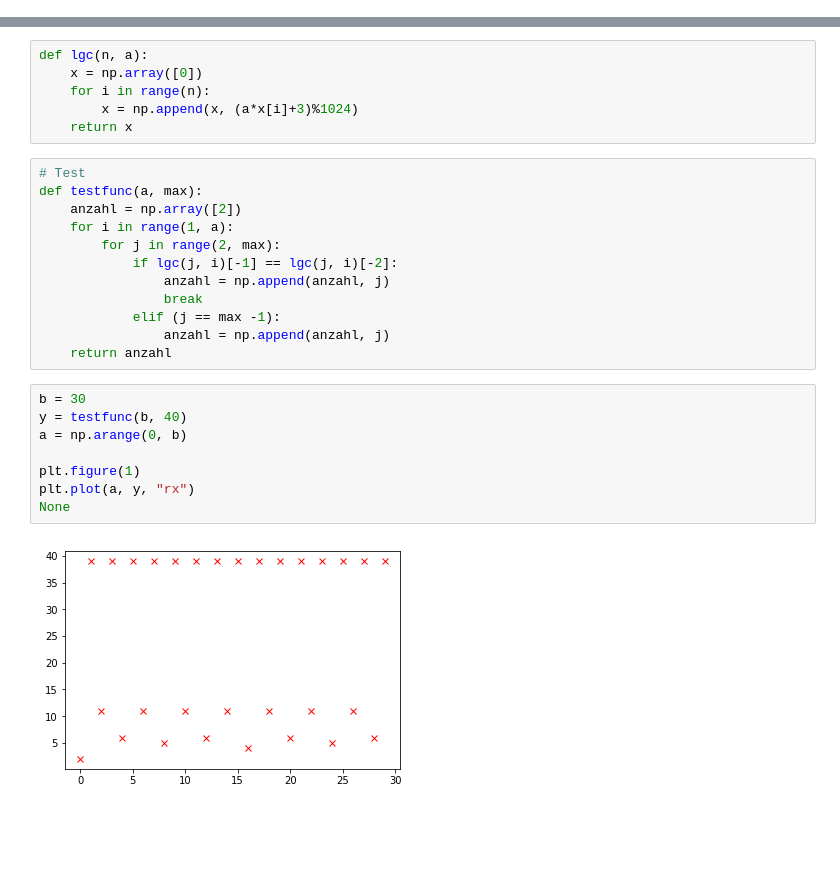
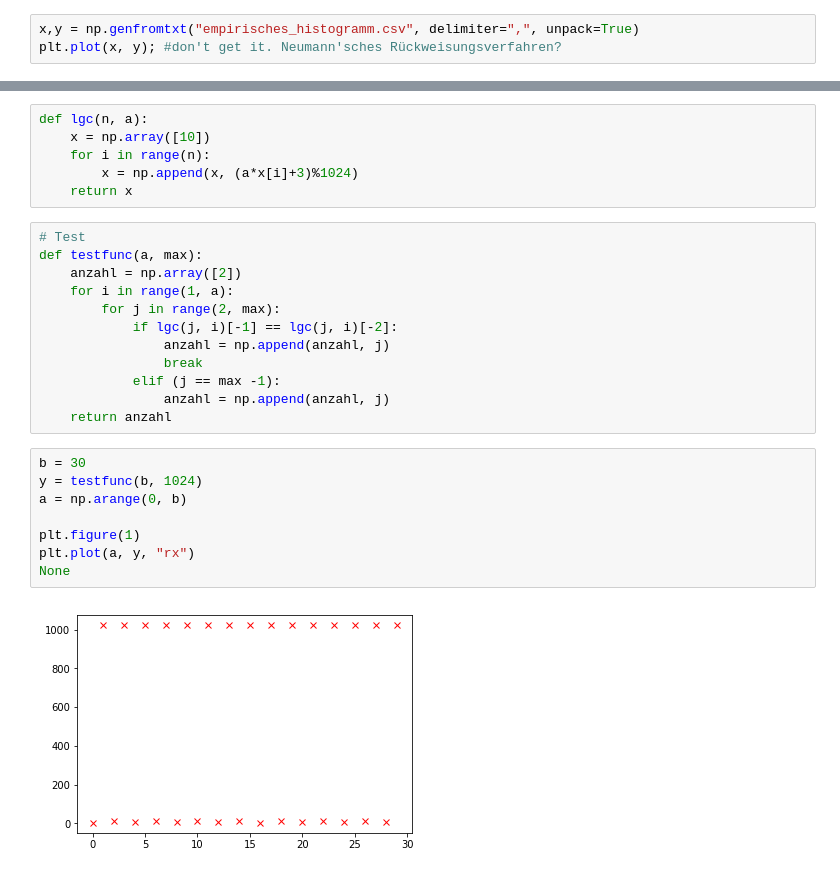
Before and after one commit to jpwgnr/SMD_Abgaben, a Jupyter notebook: Blatt3_Schubert_Herdieckerhoff_Overhoff/Blatt3.ipynb, the cells around one changed output, grey strips where cells are left out. Saved outputs shown, nothing was run; the diff lists cells and outputs as text; blank space fills up the shorter version.

```diff
--- a/Blatt3_Schubert_Herdieckerhoff_Overhoff/Blatt3.ipynb
+++ b/Blatt3_Schubert_Herdieckerhoff_Overhoff/Blatt3.ipynb
@@ -26,0 +49,3 @@ print(a0)
+# %%
+x,y = np.genfromtxt("empirisches_histogramm.csv", delimiter=",", unpack=True)
+plt.plot(x, y); #don't get it. Neumann'sches Rückweisungsverfahren?
@@ -33,7 +60,7 @@ Die Periodenlänge soll in Abhängigkeit von $a$ in einem angemessenen Bereich v
 Der Zusammenhang wird in einem Plot dargestellt.
 # %%
 def lgc(n, a):
-    x = np.array([0])
+    x = np.array([10])
     for i in range(n):
         x = np.append(x, (a*x[i]+3)%1024)
     return x
@@ -51,11 +78,11 @@ def testfunc(a, max):
     return anzahl
 # %%
 b = 30
-y = testfunc(b, 40)
+y = testfunc(b, 1024)
 a = np.arange(0, b)
 
 plt.figure(1)
 plt.plot(a, y, "rx")
 None
 # %% [output]
-[figure, old version]
+[figure, new version]
```
Also changed, not shown: parts of 10 cells of this notebook.
